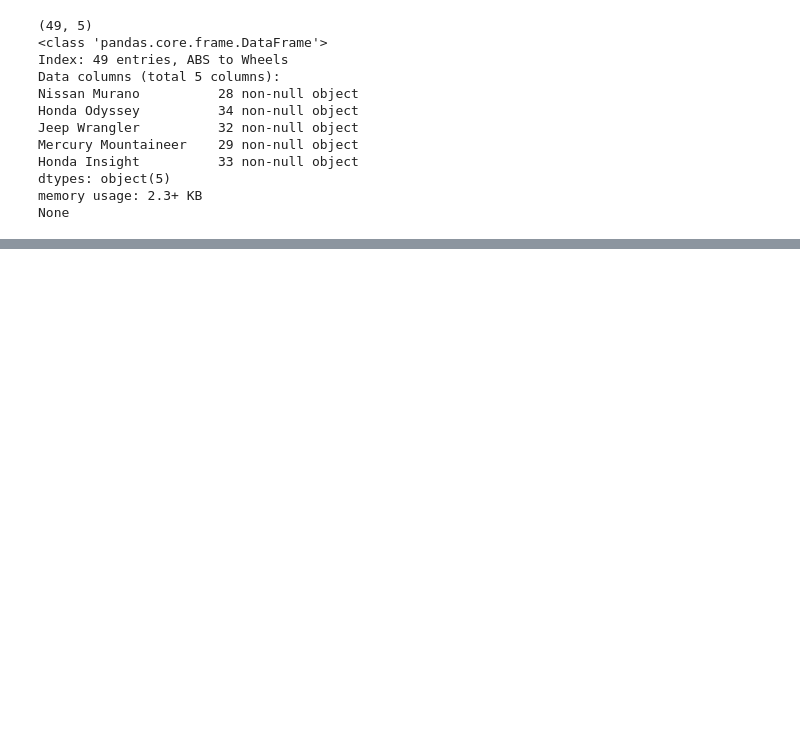
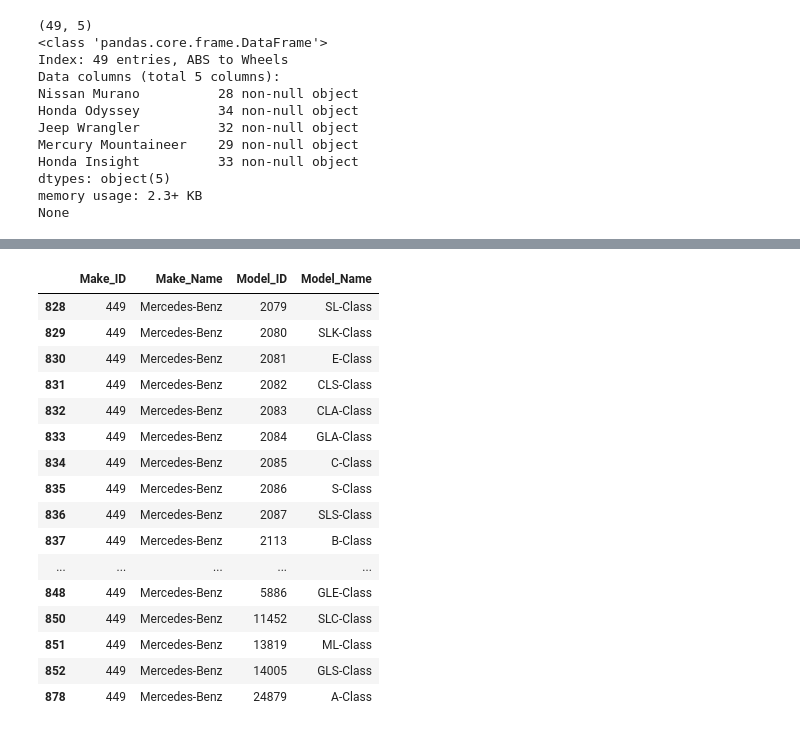
Before and after one commit to willgyoung/NHTSA-API-practice, a Jupyter notebook: API_practice.ipynb, the cells around one changed output, grey strips where cells are left out. Cells and saved outputs as stored; diff of their text form; code cells hidden in the pictures; blank space fills up the shorter version.

```diff
--- a/API_practice.ipynb
+++ b/API_practice.ipynb
@@ -321,0 +392,3 @@ data.loc[['ModelYear', 'GVWR', 'FuelTypePrimary', 'FuelTypeSecondary', 'BodyClas
+# %%
+all_cars = pd.concat([hondas, mercedes, toyota])
+print(all_cars.sample(10))
@@ -321,0 +423,3 @@ data.loc[['ModelYear', 'GVWR', 'FuelTypePrimary', 'FuelTypeSecondary', 'BodyClas
+# %%
+all_cars.reset_index(inplace = True, drop = True)
+print(all_cars.tail())
@@ -321,0 +444,3 @@ data.loc[['ModelYear', 'GVWR', 'FuelTypePrimary', 'FuelTypeSecondary', 'BodyClas
+# %%
+all_cars.drop(columns = ['index'], inplace = True)
+all_cars.head()
@@ -321,0 +454,3 @@ data.loc[['ModelYear', 'GVWR', 'FuelTypePrimary', 'FuelTypeSecondary', 'BodyClas
+# %%
+all_cars.sort_values(['Make_ID', 'Model_ID'], ascending = [True, True], inplace=True)
+print(all_cars.head())
@@ -321,0 +478,20 @@ data.loc[['ModelYear', 'GVWR', 'FuelTypePrimary', 'FuelTypeSecondary', 'BodyClas
+# %%
+all_cars.loc[(all_cars['Make_Name'] == 'Mercedes-Benz') & (all_cars['Model_Name'].str.contains('Class'))]
+# %% [output]
+|  | Make_ID | Make_Name | Model_ID | Model_Name |
+| 828 | 449 | Mercedes-Benz | 2079 | SL-Class |
+| 829 | 449 | Mercedes-Benz | 2080 | SLK-Class |
+| 830 | 449 | Mercedes-Benz | 2081 | E-Class |
+| 831 | 449 | Mercedes-Benz | 2082 | CLS-Class |
+| 832 | 449 | Mercedes-Benz | 2083 | CLA-Class |
+| 833 | 449 | Mercedes-Benz | 2084 | GLA-Class |
+| 834 | 449 | Mercedes-Benz | 2085 | C-Class |
+| 835 | 449 | Mercedes-Benz | 2086 | S-Class |
+| 836 | 449 | Mercedes-Benz | 2087 | SLS-Class |
+| 837 | 449 | Mercedes-Benz | 2113 | B-Class |
+| ... | ... | ... | ... | ... |
+| 848 | 449 | Mercedes-Benz | 5886 | GLE-Class |
+| 850 | 449 | Mercedes-Benz | 11452 | SLC-Class |
+| 851 | 449 | Mercedes-Benz | 13819 | ML-Class |
+| 852 | 449 | Mercedes-Benz | 14005 | GLS-Class |
+| 878 | 449 | Mercedes-Benz | 24879 | A-Class |
```
Also changed, not shown: parts of 16 cells of this notebook.
